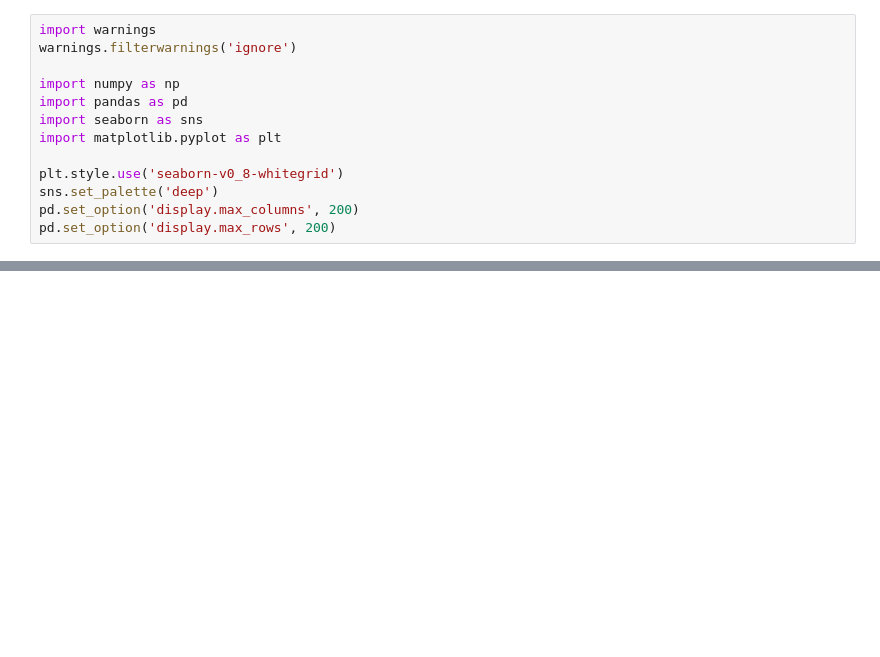
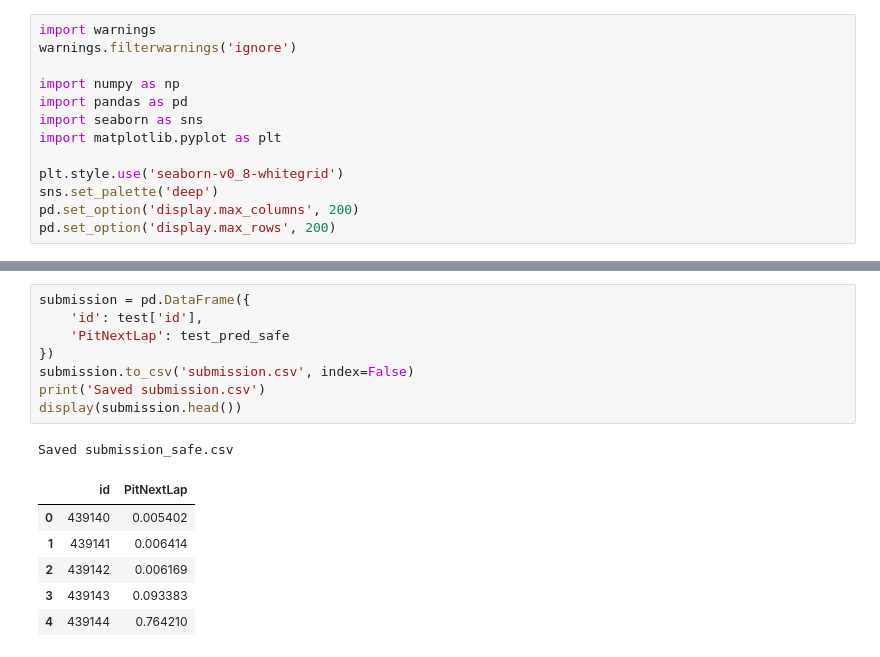
Before and after one commit to oivler/kaggle-f1-pit-stops, a Jupyter notebook: model.ipynb, the cells around one changed output, grey strips where cells are left out. Drawn from its saved outputs; the diff is of its cells as text; blank space fills up the shorter version.

```diff
--- a/model.ipynb
+++ b/model.ipynb
@@ -457,0 +472,16 @@ Saved submission_v2.csv
+# %%
+submission = pd.DataFrame({
+    'id': test['id'],
+    'PitNextLap': test_pred_safe
+})
+submission.to_csv('submission.csv', index=False)
+print('Saved submission.csv')
+display(submission.head())
+# %% [output]
+Saved submission_safe.csv
+|  | id | PitNextLap |
+| 0 | 439140 | 0.005402 |
+| 1 | 439141 | 0.006414 |
+| 2 | 439142 | 0.006169 |
+| 3 | 439143 | 0.093383 |
+| 4 | 439144 | 0.764210 |
```
Also changed, not shown: parts of 16 cells of this notebook.
